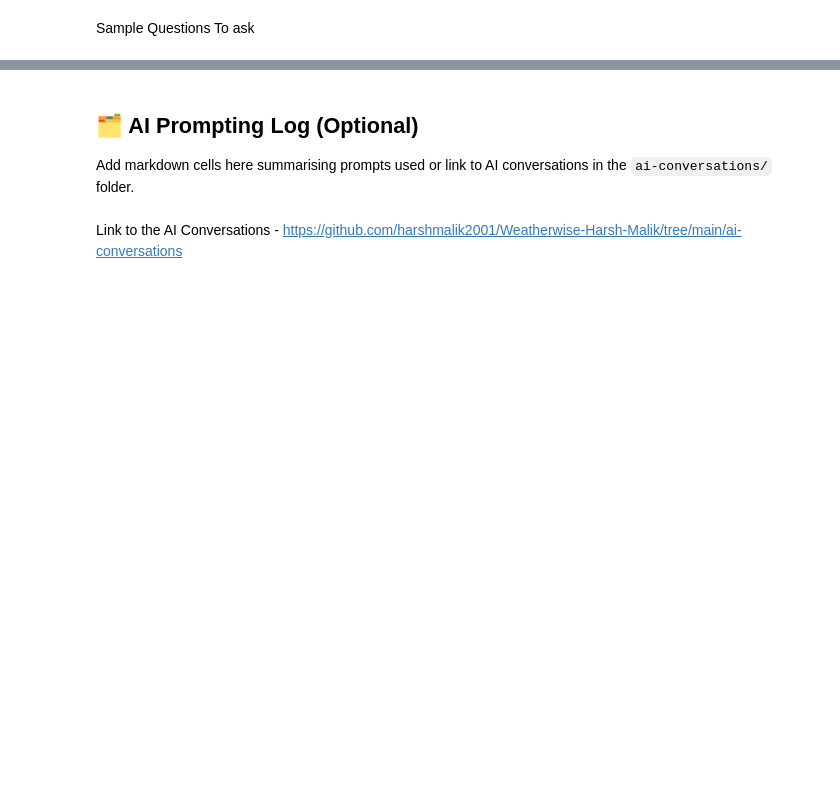
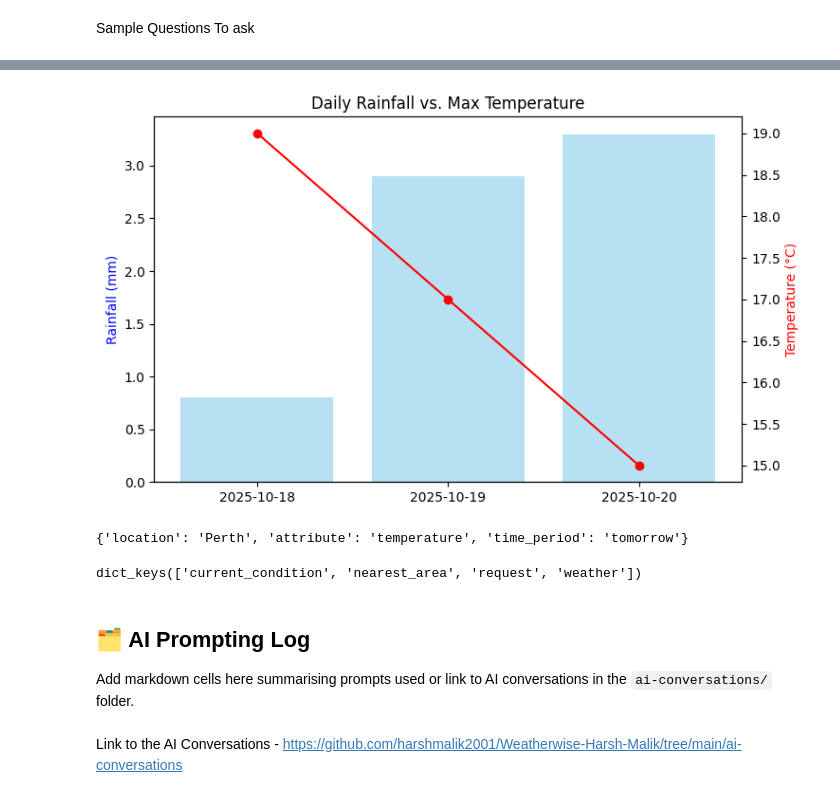
Before and after one commit to harshmalik2001/Weatherwise-Harsh-Malik, a Jupyter notebook: starter_notebook.ipynb, the cells around one changed output, grey strips where cells are left out. Saved outputs shown, nothing was run; the diff lists cells and outputs as text; code cells hidden in the pictures; blank space fills up the shorter version.

```diff
--- a/starter_notebook.ipynb
+++ b/starter_notebook.ipynb
@@ -404,5 +420,38 @@ Error fetching weather data: Network error
+# %%
+def plot_temp_rain_combo(weather_data):
+    days = [day['date'] for day in weather_data['weather']]
+    max_temps = [int(day['maxtempC']) for day in weather_data['weather']]
+    rainfall = [sum(float(hr['precipMM']) for hr in day['hourly']) for day in weather_data['weather']]
+
+    fig, ax1 = plt.subplots(figsize=(8, 5))
+    ax1.bar(days, rainfall, color='skyblue', alpha=0.6, label='Rainfall (mm)')
+    ax1.set_ylabel('Rainfall (mm)', color='blue')
+
+    ax2 = ax1.twinx()
+    ax2.plot(days, max_temps, color='red', marker='o', label='Max Temp (°C)')
+    ax2.set_ylabel('Temperature (°C)', color='red')
+
+    plt.title("Daily Rainfall vs. Max Temperature")
+    plt.show()  # Non-blocking display
+    plt.pause(0.1)       # Allow window to render
+    plt.close(fig)
+    plt.ioff()
+data = plot_temp_rain_combo(get_weather_data("Perth",3))
+# %% [output]
+[figure, added]
+# %%
+## Testing the Parser
+parse_weather_question('What is the Temperature of Perth Tomorrow')
+# %% [output]
+{'location': 'Perth', 'attribute': 'temperature', 'time_period': 'tomorrow'}
+# %%
+weather_data = get_weather_data("Perth",5)
+print(weather_data.keys())
+# knowing the keys of the data returned from wttr request in JSON format so that we can know the type of labels or keys the JSON data have
+# %% [output]
+dict_keys(['current_condition', 'nearest_area', 'request', 'weather'])
 # %% [markdown]
-## 🗂️ AI Prompting Log (Optional)
+## 🗂️ AI Prompting Log
 Add markdown cells here summarising prompts used or link to AI conversations in the `ai-conversations/` folder.
 # %% [markdown]
 Link to the AI Conversations - https://github.com/harshmalik2001/Weatherwise-Harsh-Malik/tree/main/ai-conversations
```
Also changed, not shown: parts of 11 cells of this notebook.
